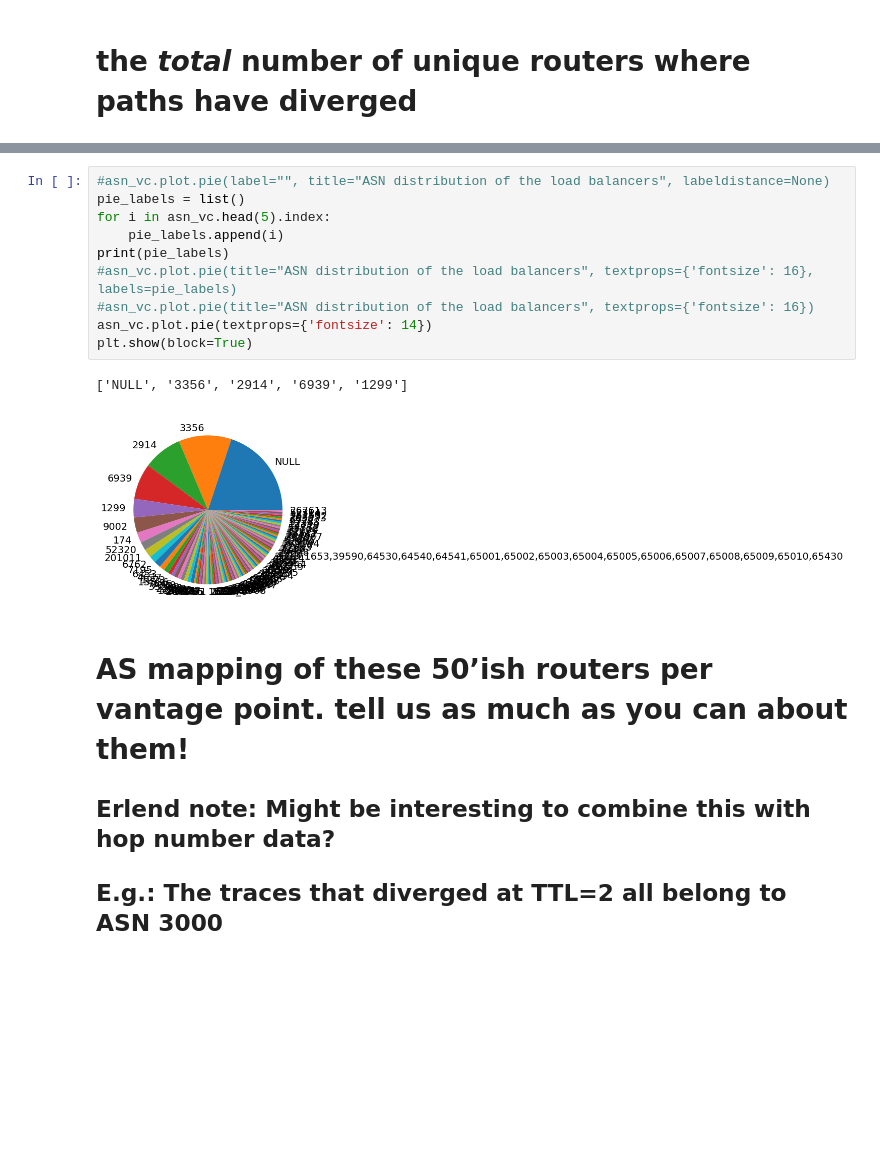
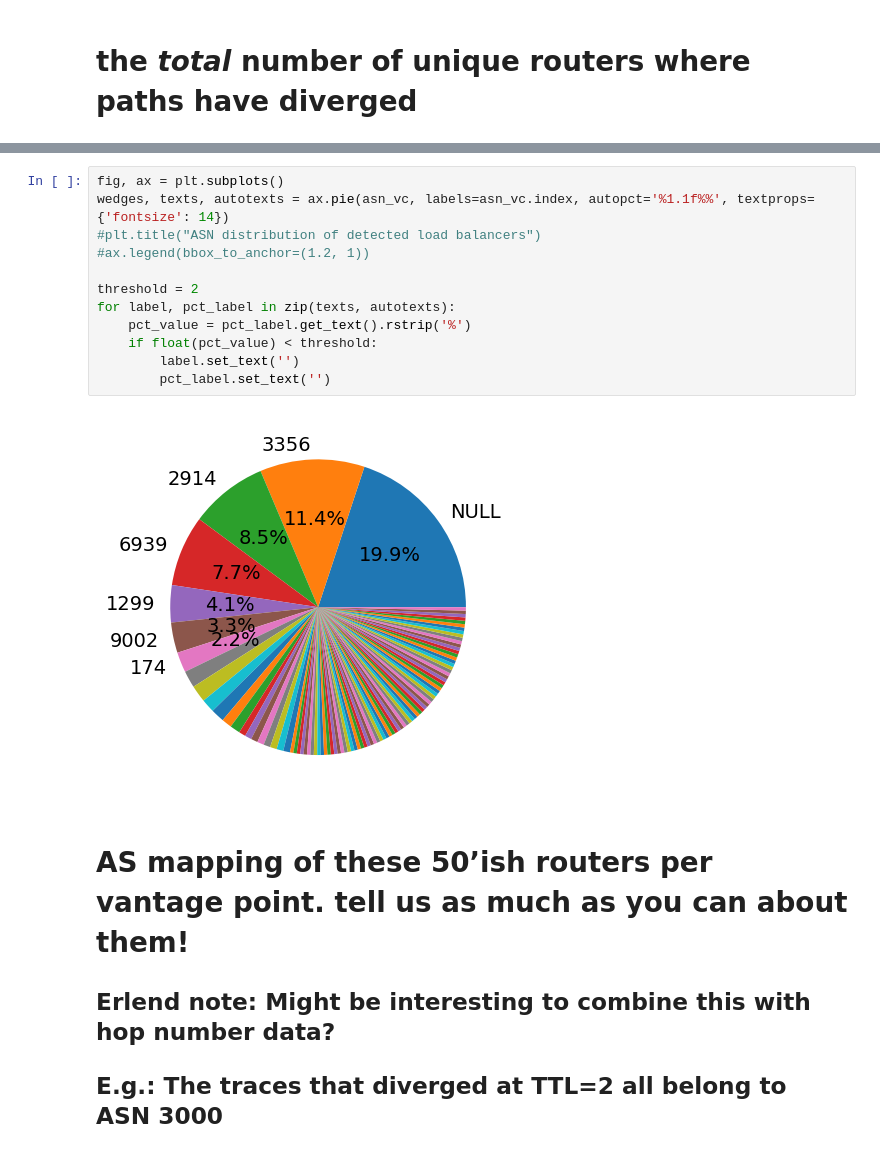
Before and after one commit to meeps44/scripts, a Jupyter notebook: stats/jupyter-notebooks/nyc1.ipynb, the cells around one changed output, grey strips where cells are left out. Cells and saved outputs as stored; diff of their text form; blank space fills up the shorter version.

```diff
--- a/stats/jupyter-notebooks/nyc1.ipynb
+++ b/stats/jupyter-notebooks/nyc1.ipynb
@@ -1201,17 +1201,18 @@ NULL      54
 Length: 97, dtype: int64
-# %%
-#asn_vc.plot.pie(label="", title="ASN distribution of the load balancers", labeldistance=None)
-pie_labels = list()
-for i in asn_vc.head(5).index:
-    pie_labels.append(i)
-print(pie_labels)
-#asn_vc.plot.pie(title="ASN distribution of the load balancers", textprops={'fontsize': 16}, labels=pie_labels)
-#asn_vc.plot.pie(title="ASN distribution of the load balancers", textprops={'fontsize': 16})
-asn_vc.plot.pie(textprops={'fontsize': 14})
-plt.show(block=True)
-# %% [output]
-['NULL', '3356', '2914', '6939', '1299']
-[figure, removed]
+# %%
+fig, ax = plt.subplots()
+wedges, texts, autotexts = ax.pie(asn_vc, labels=asn_vc.index, autopct='%1.1f%%', textprops={'fontsize': 14})
+#plt.title("ASN distribution of detected load balancers")
+#ax.legend(bbox_to_anchor=(1.2, 1))
+
+threshold = 2
+for label, pct_label in zip(texts, autotexts):
+    pct_value = pct_label.get_text().rstrip('%')
+    if float(pct_value) < threshold:
+        label.set_text('')
+        pct_label.set_text('')
+# %% [output]
+[figure, added]
 # %% [markdown]
 # AS mapping of these 50’ish routers per vantage point. tell us as much as you can about them!
 
```
Also changed, not shown: parts of 1 cell of this notebook.
